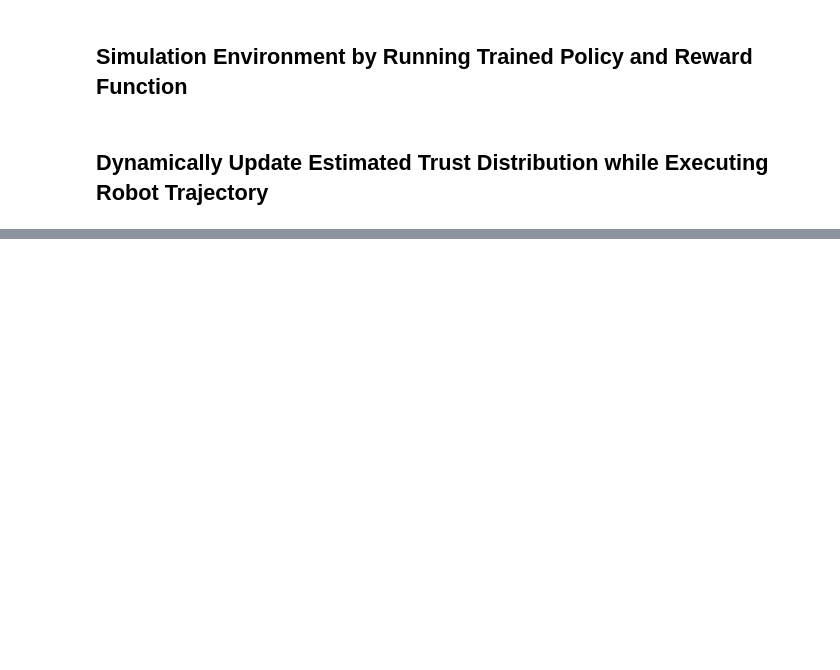
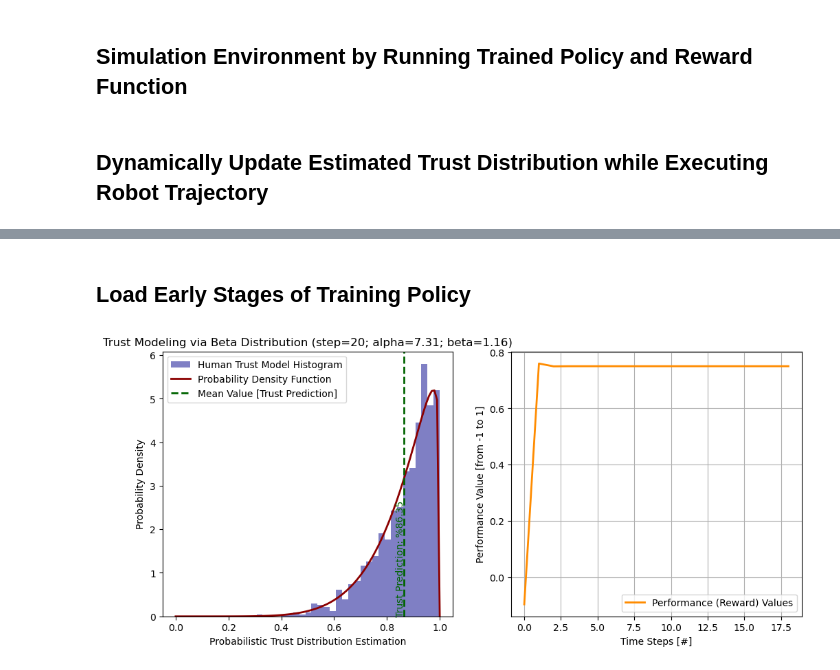
Before and after one commit to resuldagdanov/robot-learning-human-trust, a Jupyter notebook: src/trusts/simulate.ipynb, the cells around one changed output, grey strips where cells are left out. Cells and saved outputs as stored; diff of their text form; code cells hidden in the pictures; blank space fills up the shorter version.

```diff
--- a/src/trusts/simulate.ipynb
+++ b/src/trusts/simulate.ipynb
@@ -251,0 +291,33 @@ plt.ioff()
+# %% [markdown]
+## Load Early Stages of Training Policy
+# %%
+early_policy_network = RobotPolicy(state_size=configs.state_size,
+                                   hidden_size=configs.hidden_size,
+                                   out_size=configs.action_size,
+                                   log_std_min=configs.policy_log_std_min,
+                                   log_std_max=configs.policy_log_std_max,
+                                   device=configs.device)
+
+# load pretrained policy network parameters if the pre-trained model is available (early stages of the training)
+early_policy_network = functions.load_policy_from_path(policy_network=early_policy_network,
+                                                       results_path=results_path,
+                                                       policy_loading_folder_name="Feb_21_2024-22_47_07",
+                                                       policy_params_name="policy_network_epoch_21_loss_101_83953348795573.pt")
+# %%
+lesslearned_robot_trajectory = [functions.generate_session(env=env,
+                                                           t_max=constants.TRAJECTORY_SIZE,
+                                                           updater_obj=updater_obj,
+                                                           replay_buffer=replay_buffer,
+                                                           policy_network=early_policy_network,
+                                                           is_policy_inference=True,
+                                                           is_policy_gradient_update=False,
+                                                           is_deterministic=True) for _ in range(episodes_to_run)][0]
+
+early_state_array_list = np.array([state.numpy() for state in lesslearned_robot_trajectory[0]])
+early_action_array_list = np.array([action.numpy() for action in lesslearned_robot_trajectory[1]])
+early_reward_array_list = np.array([reward.item() for reward in lesslearned_robot_trajectory[3]])
+# %%
+plot_dynamic_trust_reward(performance_array_list=early_reward_array_list,
+                          trust_obj=trust_obj)
+# %% [output]
+[figure, added]
```
Also changed, not shown: parts of 11 cells of this notebook, 2 other files.
